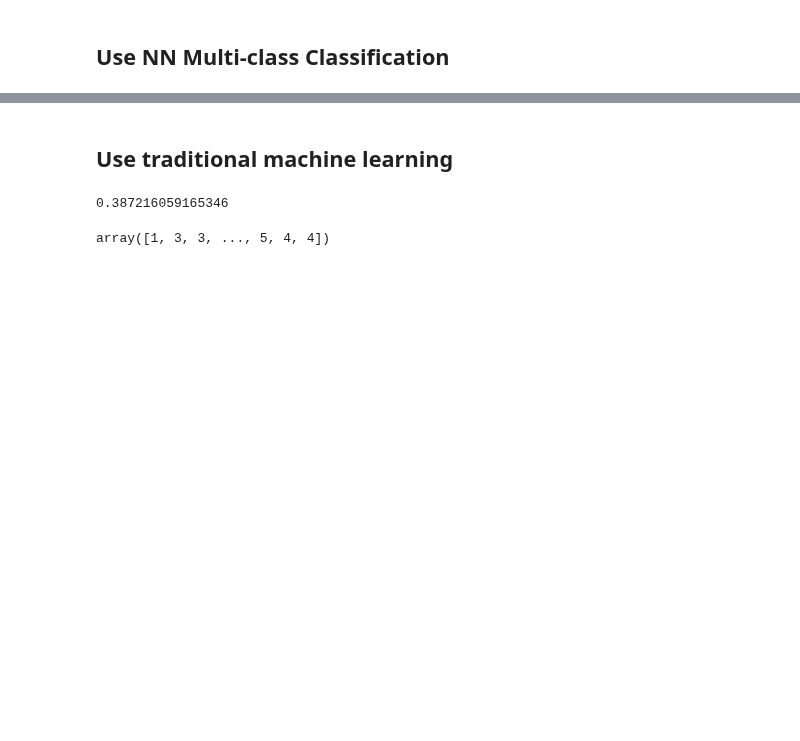
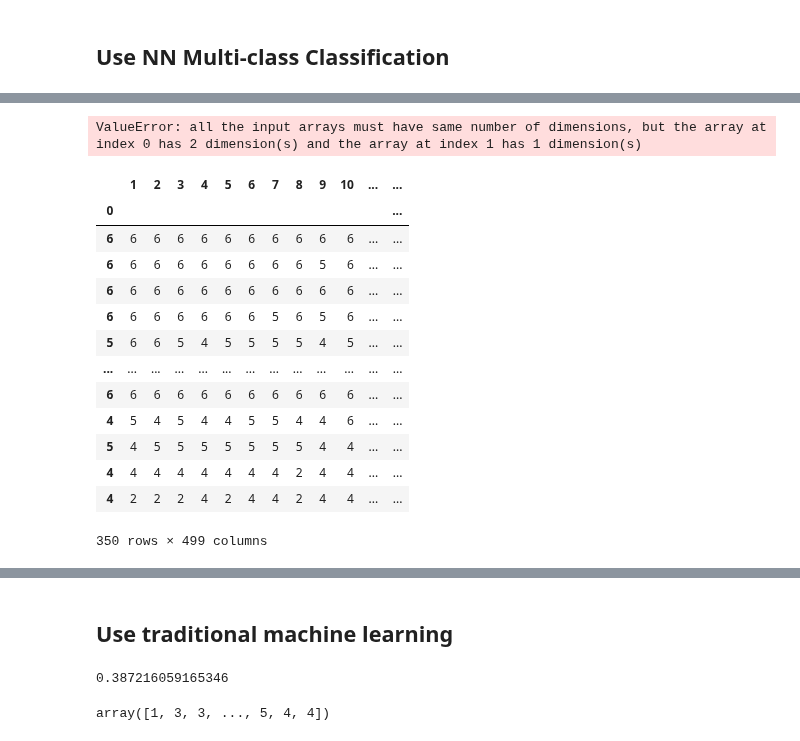
Before and after one commit to alealejandro1/taxi_compass, a Jupyter notebook: notebooks/johan_taxi_compass.ipynb, the cells around one changed output, grey strips where cells are left out. Cells and saved outputs as stored; diff of their text form; code cells hidden in the pictures; blank space fills up the shorter version.

Commit message:
update with new model and script

```diff
--- a/notebooks/johan_taxi_compass.ipynb
+++ b/notebooks/johan_taxi_compass.ipynb
@@ -519,7 +507,7 @@ def get_weekday(time):
         return 1
     return 0
 
-df = df.groupby(["taxi_st_num","taxi_update_time","taxi_count","rainfall"]).agg('min').reset_index()
+df = df.groupby(["taxi_st_num","taxi_update_time","taxi_count","rainfall"]).agg('min').reset_index().drop_duplicates(subset=["taxi_st_num","taxi_update_time"])
 df = df.set_index(["taxi_st_num","taxi_update_time"])
 df = df.groupby(level=0).apply(lambda x: x.reset_index(level=0, drop=True).asfreq("60S")).reset_index()
 df[["taxi_count","rainfall","mrt_final_status"]] = df[["taxi_count","rainfall","mrt_final_status"]].fillna(df.groupby(['taxi_st_num'])[["taxi_count","rainfall","mrt_final_status"]].ffill())
@@ -614,2 +599,3 @@ X_train_mas[:,:-120].shape
 # %%
-X_train1, X_val1, y_train1, y_val1 = X_train_mas[:,:-500], X_train_mas[:,-500:], y_train_mas_cat[:,:-500], y_train_mas_cat[:,-500:]
+# X_train1, X_val1, y_train1, y_val1 = X_train_mas[:,:-500], X_train_mas[:,-500:], y_train_mas_cat[:,:-500], y_train_mas_cat[:,-500:]
+X_train1, X_val1, y_train1, y_val1 = X_mas[:,:-500], X_mas[:,-500:], y_mas[:,:-500], y_mas[:,-500:]
@@ -626,27 +609,22 @@ X_train1[0].shape
 # %%
-from tensorflow.keras import models, layers
-
-from tensorflow.keras.callbacks import EarlyStopping
-from tensorflow.keras.optimizers import RMSprop
-
 def init_model():
     model = models.Sequential()
-    model.add(layers.Dense(50, activation="relu", input_shape=X_train1[0].shape))
+    model.add(layers.Dense(50, activation="relu", input_shape=()))
     model.add(layers.Dropout(0.2))
-    model.add(layers.Dense(25, activation="tanh"))
+    model.add(layers.Dense(30, activation="relu"))
     model.add(layers.Dropout(0.2))
-    model.add(layers.Dense(15, activation="relu"))
+    model.add(layers.Dense(30, activation="relu"))
     model.add(layers.Dropout(0.2))
-    model.add(layers.Dense(7, activation="softmax"))
+    model.add(layers.Dense(5, activation="softmax"))
 
     model.compile(loss="categorical_crossentropy", optimizer="adam", metrics=["accuracy"])
 
     return model
 
 es = EarlyStopping(patience=5, restore_best_weights=True)
-
+clear_session()
 model = init_model()
 
 history = model.fit(X_train1, y_train1, validation_data=(X_val1, y_val1),
-                   batch_size=16, epochs=500, callbacks=[es], verbose=1)
+                   batch_size=32, epochs=500, callbacks=[es], verbose=1)
 # %% [output]
@@ -684,0 +665,6 @@ Epoch 128/500
+# %%
+loaded_model = models.load_model('class_model')
+pred = np.argmax(model.predict(X_val1), axis=-1)
+X_test = X_val1.reshape((X_val1.shape[0]*X_val1.shape[1],X_val1.shape[2]))
+pred = pred.reshape((pred.shape[0]*pred.shape[1]))
+pd.concat((pd.DataFrame(X_test), pd.DataFrame(pred)), axis=1)
@@ -684,0 +703,22 @@ Epoch 128/500
+# %%
+np.hstack((X_test, pred))
+# %% [output]
+ValueError: all the input arrays must have same number of dimensions, but the array at index 0 has 2 dimension(s) and the array at index 1 has 1 dimension(s)
+# %%
+pred_df = pd.DataFrame(pred)
+pred_df.set_index(list(pred_df)[0])
+# %% [output]
+|  | 1 | 2 | 3 | 4 | 5 | 6 | 7 | 8 | 9 | 10 | ... | ... |
+| 0 |  |  |  |  |  |  |  |  |  |  |  | ... |
+| 6 | 6 | 6 | 6 | 6 | 6 | 6 | 6 | 6 | 6 | 6 | ... | ... |
+| 6 | 6 | 6 | 6 | 6 | 6 | 6 | 6 | 6 | 5 | 6 | ... | ... |
+| 6 | 6 | 6 | 6 | 6 | 6 | 6 | 6 | 6 | 6 | 6 | ... | ... |
+| 6 | 6 | 6 | 6 | 6 | 6 | 6 | 5 | 6 | 5 | 6 | ... | ... |
+| 5 | 6 | 6 | 5 | 4 | 5 | 5 | 5 | 5 | 4 | 5 | ... | ... |
+| ... | ... | ... | ... | ... | ... | ... | ... | ... | ... | ... | ... | ... |
+| 6 | 6 | 6 | 6 | 6 | 6 | 6 | 6 | 6 | 6 | 6 | ... | ... |
+| 4 | 5 | 4 | 5 | 4 | 4 | 5 | 5 | 4 | 4 | 6 | ... | ... |
+| 5 | 4 | 5 | 5 | 5 | 5 | 5 | 5 | 5 | 4 | 4 | ... | ... |
+| 4 | 4 | 4 | 4 | 4 | 4 | 4 | 4 | 2 | 4 | 4 | ... | ... |
+| 4 | 2 | 2 | 2 | 4 | 2 | 4 | 4 | 2 | 4 | 4 | ... | ... |
+350 rows × 499 columns
```
Also changed, not shown: parts of 36 cells of this notebook, 5 other files.
